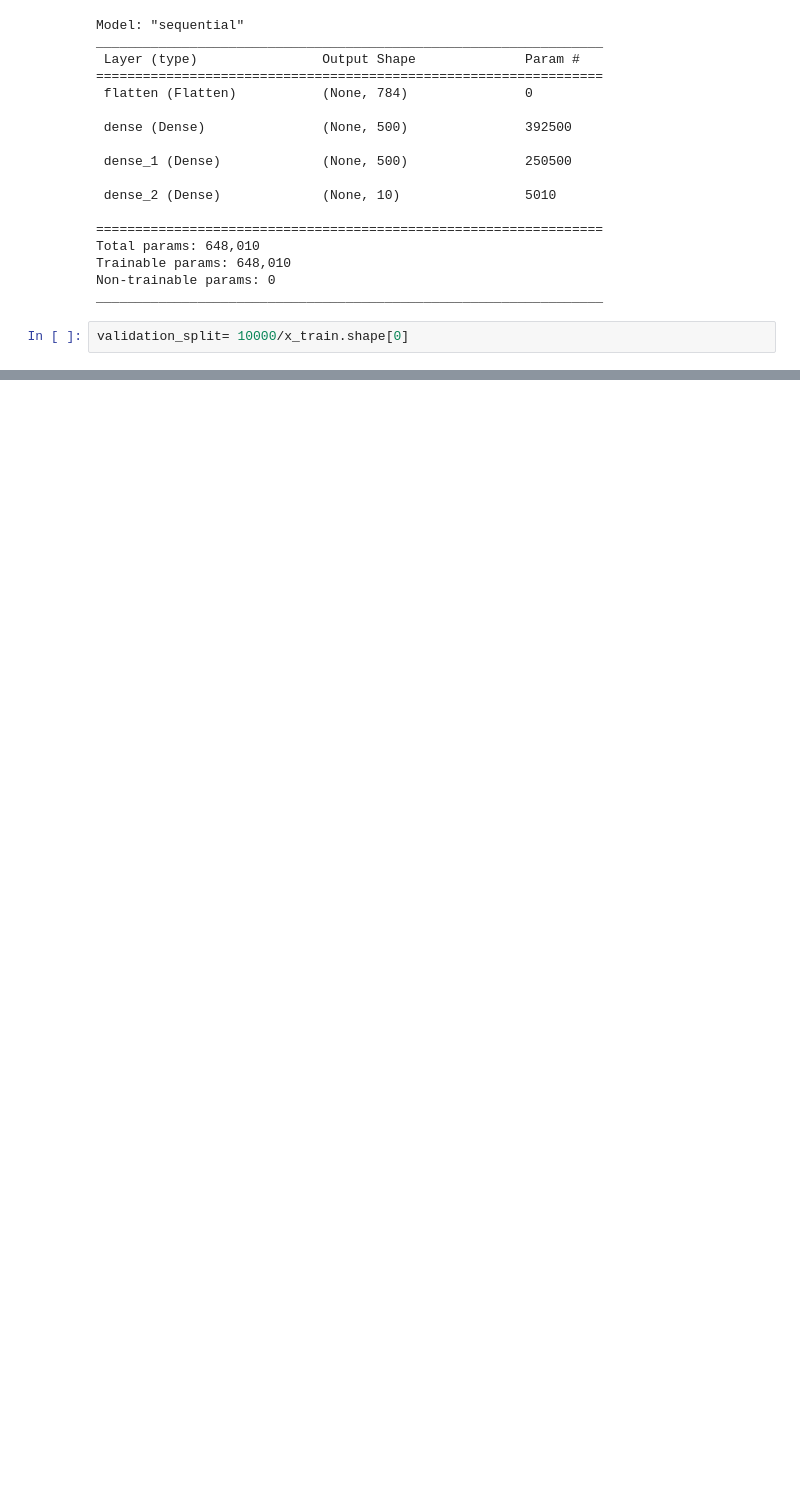
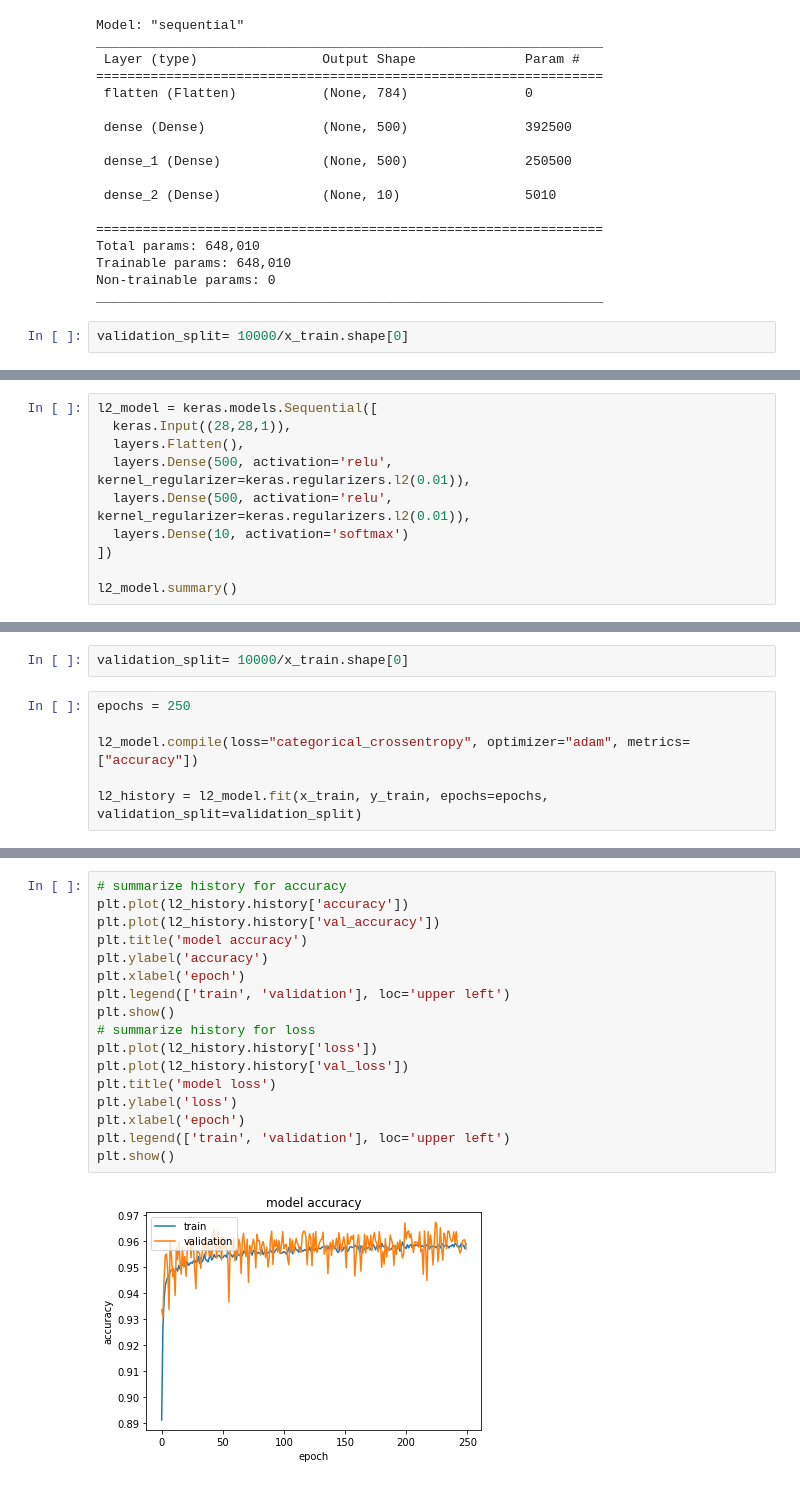
Before and after one commit to siddharthtumre/CV_Assignment2, a Jupyter notebook: CV_assignment.ipynb, the cells around one changed output, grey strips where cells are left out. Drawn from its saved outputs; the diff is of its cells as text; blank space fills up the shorter version.

```diff
--- a/CV_assignment.ipynb
+++ b/CV_assignment.ipynb
@@ -120,0 +123,10 @@ Test accuracy: 0.98089998960495
+# %%
+l2_model = keras.models.Sequential([
+  keras.Input((28,28,1)),
+  layers.Flatten(),
+  layers.Dense(500, activation='relu', kernel_regularizer=keras.regularizers.l2(0.01)),
+  layers.Dense(500, activation='relu', kernel_regularizer=keras.regularizers.l2(0.01)),
+  layers.Dense(10, activation='softmax')
+])
+
+l2_model.summary()
@@ -120,0 +151,8 @@ Test accuracy: 0.98089998960495
+# %%
+validation_split= 10000/x_train.shape[0]
+# %%
+epochs = 250
+
+l2_model.compile(loss="categorical_crossentropy", optimizer="adam", metrics=["accuracy"])
+
+l2_history = l2_model.fit(x_train, y_train, epochs=epochs, validation_split=validation_split)
@@ -120,0 +177,19 @@ Test accuracy: 0.98089998960495
+# %%
+# summarize history for accuracy
+plt.plot(l2_history.history['accuracy'])
+plt.plot(l2_history.history['val_accuracy'])
+plt.title('model accuracy')
+plt.ylabel('accuracy')
+plt.xlabel('epoch')
+plt.legend(['train', 'validation'], loc='upper left')
+plt.show()
+# summarize history for loss
+plt.plot(l2_history.history['loss'])
+plt.plot(l2_history.history['val_loss'])
+plt.title('model loss')
+plt.ylabel('loss')
+plt.xlabel('epoch')
+plt.legend(['train', 'validation'], loc='upper left')
+plt.show()
+# %% [output]
+[figure, added]
```
Also changed, not shown: parts of 15 cells of this notebook.
